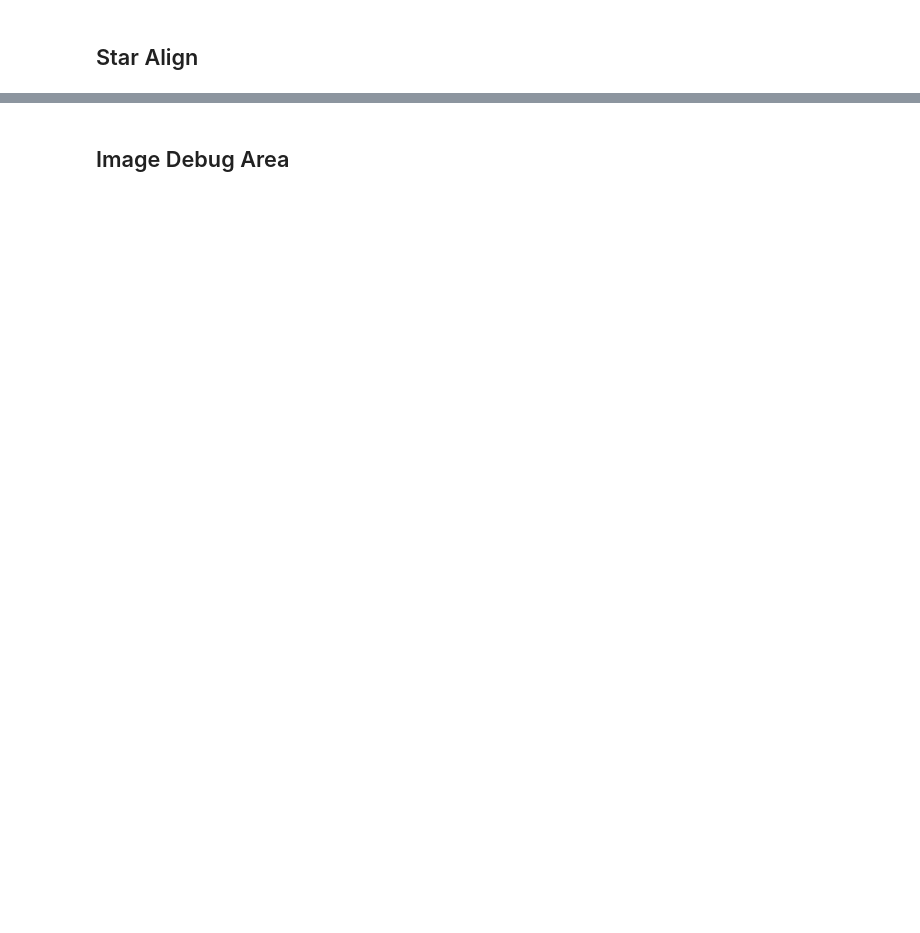
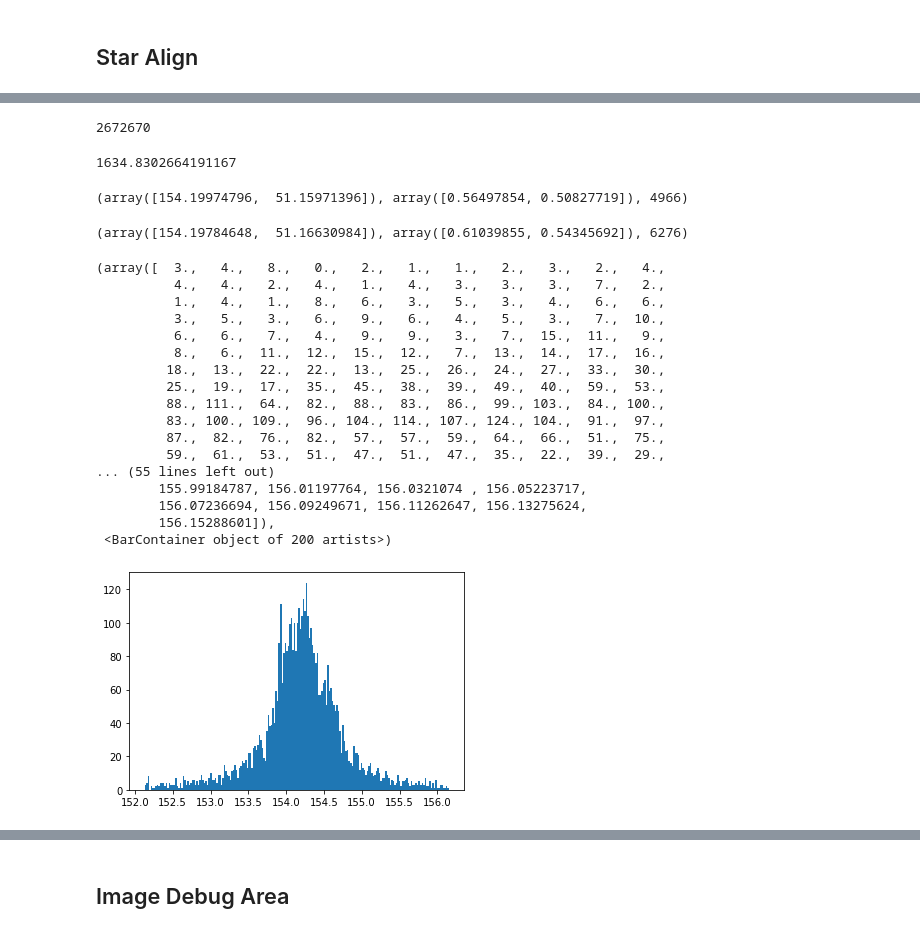
Before and after one commit to toymil/astrophotography_stack_align, a Jupyter notebook: math/star_match.ipynb, the cells around one changed output, grey strips where cells are left out. Cells and saved outputs as stored; diff of their text form; code cells hidden in the pictures; blank space fills up the shorter version.

Commit message:
[math] finished star align, need to formally put all this into python code

```diff
--- a/math/star_match.ipynb
+++ b/math/star_match.ipynb
@@ -448,0 +380,8 @@ len(refe_targ_star_pair)
+# %%
+xr, yr, xv, yv = syp.symbols(r'x_r, y_r, x_v, y_v', real=True)
+m11, m12, m13 = syp.symbols(r'm_{11}, m_{12}, m_{13}', real=True)
+m21, m22, m23 = syp.symbols(r'm_{21}, m_{22}, m_{23}', real=True)
+m31, m32, m33 = syp.symbols(r'm_{31}, m_{32}, m_{33}', real=True)
+# %%
+eq1 = (xr * (m31*xv + m32*yv + m33)) - (m11*xv + m12*yv + m13)
+eq2 = (yr * (m31*xv + m32*yv + m33)) - (m21*xv + m22*yv + m23)
@@ -448,0 +392,18 @@ len(refe_targ_star_pair)
+# %%
+ts = random.choices(refe_targ_star_pair, k=4)
+eqs = []
+for pair in ts:
+    eqs.extend([
+        eq1.subs([ (m33, 1), (xr, pair[0][0]), (xv, pair[1][0]), (yv, pair[1][1]) ]),
+        eq2.subs([ (m33, 1), (yr, pair[0][1]), (xv, pair[1][0]), (yv, pair[1][1]) ]),
+    ])
+
+mij = syp.solve(
+    eqs,
+    (
+        m11, m12, m13,
+        m21, m22, m23,
+        m31, m32,
+    )
+)
+mij
@@ -448,0 +549,40 @@ len(refe_targ_star_pair)
+# %%
+math.comb(len(refe_targ_star_pair), 4)
+# %% [output]
+2672670
+# %%
+math.sqrt(2672670)
+# %% [output]
+1634.8302664191167
+# %%
+mij1 = calculate_transformation_matrix(refe_targ_star_pair)
+mij2 = calculate_transformation_matrix(refe_targ_star_pair, sample_round=10000)
+# %%
+mij1.mean(axis=0)[[2, 5]], mij1.std(axis=0)[[2, 5]], mij1.shape[0]
+# %% [output]
+(array([154.19974796,  51.15971396]), array([0.56497854, 0.50827719]), 4966)
+# %%
+mij2.mean(axis=0)[[2, 5]], mij2.std(axis=0)[[2, 5]], mij2.shape[0]
+# %% [output]
+(array([154.19784648,  51.16630984]), array([0.61039855, 0.54345692]), 6276)
+# %%
+plt.hist(mij1.T[2], bins=200)
+# %% [output]
+(array([  3.,   4.,   8.,   0.,   2.,   1.,   1.,   2.,   3.,   2.,   4.,
+          4.,   4.,   2.,   4.,   1.,   4.,   3.,   3.,   3.,   7.,   2.,
+          1.,   4.,   1.,   8.,   6.,   3.,   5.,   3.,   4.,   6.,   6.,
+          3.,   5.,   3.,   6.,   9.,   6.,   4.,   5.,   3.,   7.,  10.,
+          6.,   6.,   7.,   4.,   9.,   9.,   3.,   7.,  15.,  11.,   9.,
+          8.,   6.,  11.,  12.,  15.,  12.,   7.,  13.,  14.,  17.,  16.,
+         18.,  13.,  22.,  22.,  13.,  25.,  26.,  24.,  27.,  33.,  30.,
+         25.,  19.,  17.,  35.,  45.,  38.,  39.,  49.,  40.,  59.,  53.,
+         88., 111.,  64.,  82.,  88.,  83.,  86.,  99., 103.,  84., 100.,
+         83., 100., 109.,  96., 104., 114., 107., 124., 104.,  91.,  97.,
+         87.,  82.,  76.,  82.,  57.,  57.,  59.,  64.,  66.,  51.,  75.,
+         59.,  61.,  53.,  51.,  47.,  51.,  47.,  35.,  22.,  39.,  29.,
+... (55 lines left out)
+        155.99184787, 156.01197764, 156.0321074 , 156.05223717,
+        156.07236694, 156.09249671, 156.11262647, 156.13275624,
+        156.15288601]),
+ <BarContainer object of 200 artists>)
+[figure, added]
```
Also changed, not shown: parts of 31 cells of this notebook.
